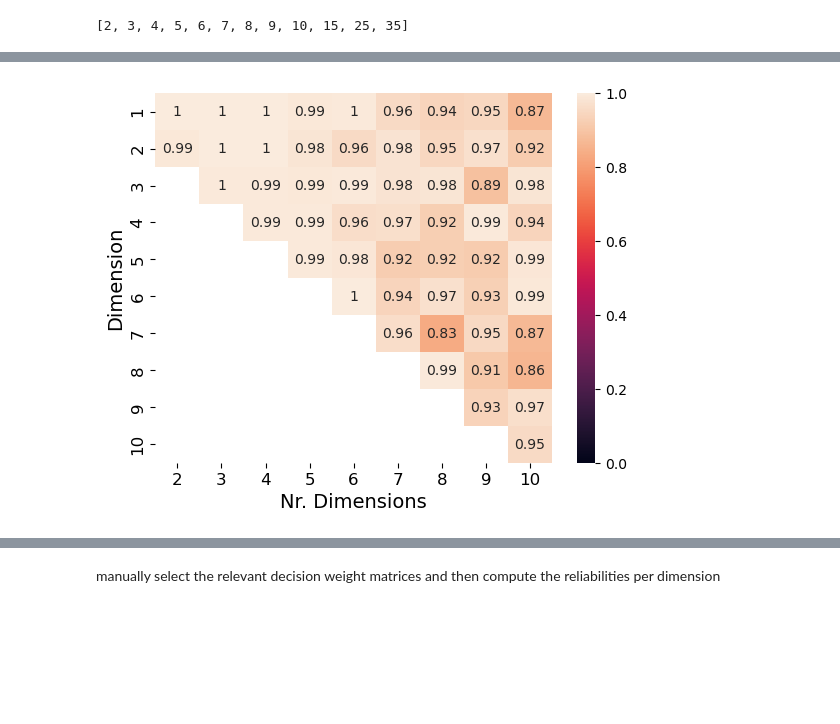
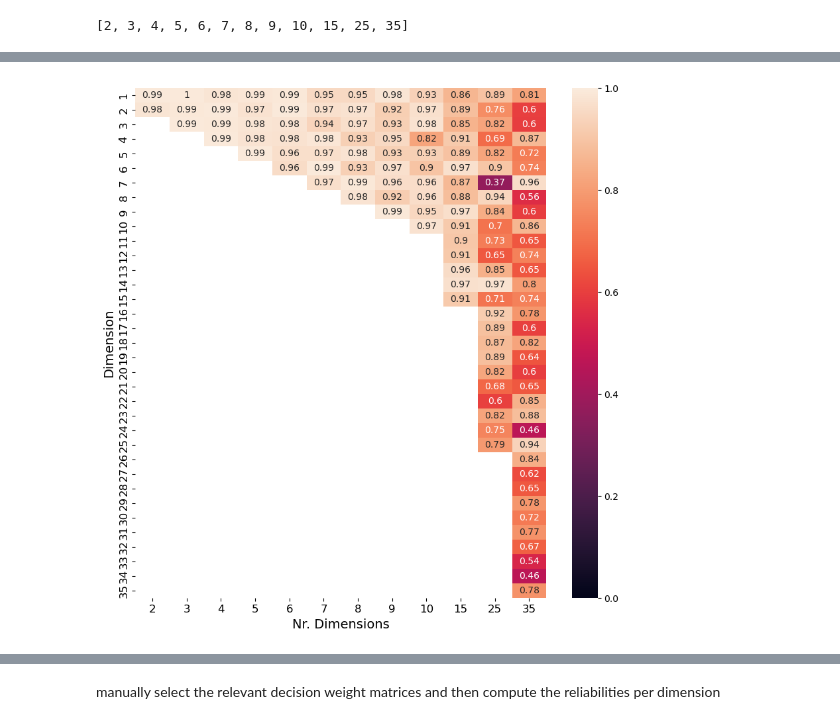
Before and after one commit to MirkoTh/semantic-representations-ID, a Jupyter notebook: split-half-reliability.ipynb, the cells around one changed output, grey strips where cells are left out. Cells and saved outputs as stored; diff of their text form; code cells hidden in the pictures; blank space fills up the shorter version.

```diff
--- a/split-half-reliability.ipynb
+++ b/split-half-reliability.ipynb
@@ -136,4 +135,7 @@ l_cors = list(map(partial_sims, range_dims))
+# %%
+partial_sims = partial(ut.dimensional_similarities, l_splithalf, use_procrustes=use_procrustes)
+l_cors = list(map(partial_sims, range_dims))
 # %%
-partial_reorder = partial(ut.reorder_dimensions, l_splithalf)
+partial_reorder = partial(ut.reorder_dimensions, l_splithalf, use_procrustes=use_procrustes)
 l_max_sims = list(map(partial_reorder, range_dims))
 dict_max_sims = dict(zip(range_dims, l_max_sims))
@@ -140,3 +146,6 @@ dict_max_sims = dict(zip(range_dims, l_max_sims))
 # %%
-dict_idxs_use = ut.max_sim_dimensions_per_ndim(l_max_sims, range_dims)
+if use_procrustes:
+    dict_idxs_use, dict_idxs_mean_cors = ut.best_procrustes_solution(l_cors, range_dims)
+else:
+    dict_idxs_use = ut.max_sim_dimensions_per_ndim(l_max_sims, range_dims)
 dict_idxs_list_use = ut.max_sim_results_per_ndim(dict_idxs_use, dict_max_sims, range_dims)
@@ -176,8 +245,9 @@ dict_idxs_list_use
 # %%
-# no unique mapping for 15 dims, just use the first for visualizing
-dict_idxs_use[15] = 0
-dict_idxs_list_use[15] = [l_cors[len(l_keys) - 3][1][0], l_cors[len(l_keys) - 3][2][0]]
-dict_idxs_use[25] = 0
-dict_idxs_list_use[25] = [l_cors[len(l_keys) - 2][1][0], l_cors[len(l_keys) - 2][2][0]]
-dict_idxs_use[35] = 0
-dict_idxs_list_use[35] = [l_cors[len(l_keys) - 1][1][0], l_cors[len(l_keys) - 1][2][0]]
+if not use_procrustes:
+    # no unique mapping for 15 dims, just use the first for visualizing
+    dict_idxs_use[15] = 0
+    dict_idxs_list_use[15] = [l_cors[len(l_keys) - 3][1][0], l_cors[len(l_keys) - 3][2][0]]
+    dict_idxs_use[25] = 0
+    dict_idxs_list_use[25] = [l_cors[len(l_keys) - 2][1][0], l_cors[len(l_keys) - 2][2][0]]
+    dict_idxs_use[35] = 0
+    dict_idxs_list_use[35] = [l_cors[len(l_keys) - 1][1][0], l_cors[len(l_keys) - 1][2][0]]
@@ -207,18 +262,18 @@ df_cors = df_cors[np.sort(df_cors.columns)]
 # %%
 df_cors.to_pickle("data/dataframes-plotting-ms/mappability.pkl")
 # %%
-f, ax = plt.subplots(1)
+f, ax = plt.subplots(1, figsize=(10, 10))
 
-df_cors_mappable = df_cors[[d for d in range_dims if d < 15]].loc[1:10,:]
+df_cors_mappable = df_cors[[d for d in range_dims if d < 45]].loc[1:35,:]
 sns.heatmap(df_cors_mappable, annot=True, mask=df_cors_mappable.isna(), vmin=0, vmax=1, ax=ax)
 ax.set_title(ax.get_title(), fontsize=16)
 ax.set_xlabel(ax.get_xlabel(), fontsize=14)
 ax.set_ylabel(ax.get_ylabel(), fontsize=14)
 ax.tick_params(axis='both', labelsize=12)
 ax.set_ylabel("Dimension")
 _ = ax.set_xlabel("Nr. Dimensions")
 # %% [output]
-[figure, old version]
+[figure, new version]
 # %%
 df_cors_long = df_cors_mappable.melt(value_name="r", var_name="ndim")
 df_cors_long_plt = df_cors_long.query("not r.isna()")
```
Also changed, not shown: parts of 34 cells of this notebook, 1 other file.
